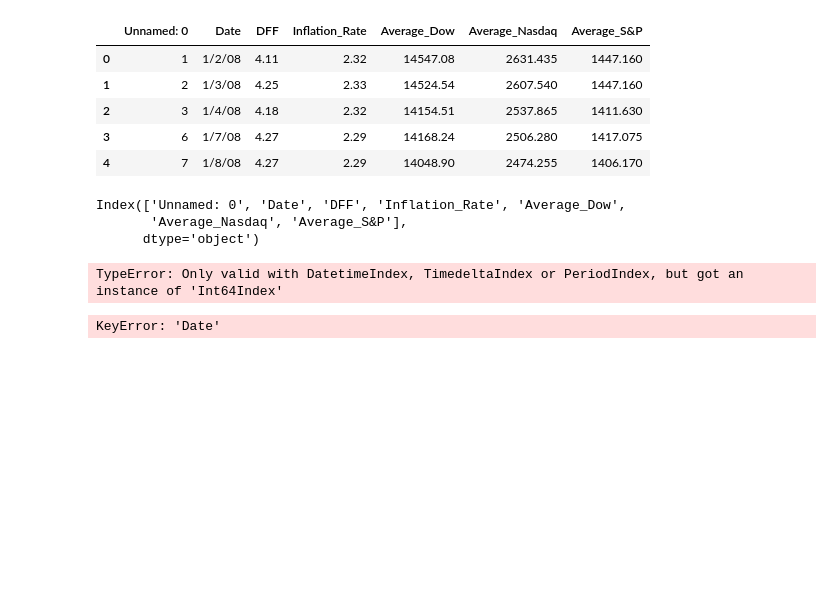
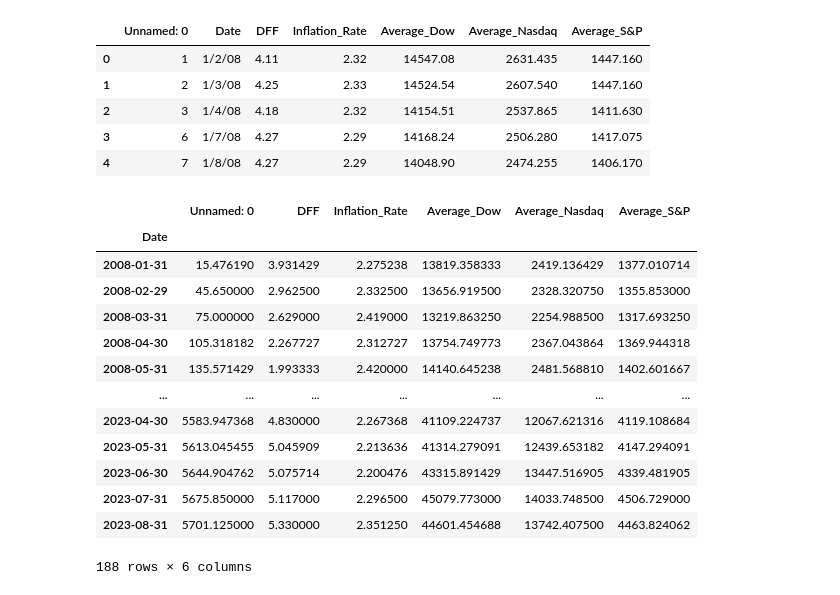
Before and after one commit to chernika81/Macroeconomic-Indicators-and-Index-Correlation, a Jupyter notebook: Draft/Maura/addingothermacro.ipynb, the cells around one changed output. Saved outputs shown, nothing was run; the diff lists cells and outputs as text; code cells hidden in the pictures; blank space fills up the shorter version.

```diff
--- a/Draft/Maura/addingothermacro.ipynb
+++ b/Draft/Maura/addingothermacro.ipynb
@@ -5,8 +5,10 @@ import numpy as np
 from decimal import Decimal
 from fractions import Fraction
 # %%
-macro_index_monthly= pd.read_csv("../../CleanedCSVs/Macro_withavgIndex.csv")
-macro_index_monthly.head()
+
+monthly_one = pd.read_csv("../../CleanedCSVs/Macro_withavgIndex.csv")
+monthly_one['Inflation_Rate'] = pd.to_numeric(monthly_one['Inflation_Rate'], errors='coerce')
+monthly_one.head()
 # %% [output]
 |  | Unnamed: 0 | Date | DFF | Inflation_Rate | Average_Dow | Average_Nasdaq | Average_S&P |
 | 0 | 1 | 1/2/08 | 4.11 | 2.32 | 14547.08 | 2631.435 | 1447.160 |
@@ -14,24 +16,29 @@ macro_index_monthly.head()
 | 2 | 3 | 1/4/08 | 4.18 | 2.32 | 14154.51 | 2537.865 | 1411.630 |
 | 3 | 6 | 1/7/08 | 4.27 | 2.29 | 14168.24 | 2506.280 | 1417.075 |
 | 4 | 7 | 1/8/08 | 4.27 | 2.29 | 14048.90 | 2474.255 | 1406.170 |
-# %%
-macro_index_monthly.columns
-# %% [output]
-Index(['Unnamed: 0', 'Date', 'DFF', 'Inflation_Rate', 'Average_Dow',
-       'Average_Nasdaq', 'Average_S&P'],
-      dtype='object')
 # %%
-macro_index_monthly['Date'] = pd.to_datetime(macro_index_monthly['Date'])
-macro_index_monthly.set_index("Unnamed: 0", inplace=True)
+
+monthly_one['Date'] = pd.to_datetime(monthly_one['Date'])
+monthly_one.set_index('Date', inplace= True)
 # %%
-macro_index_monthly = macro_index_monthly["Date"].resample('M').mean()
+macro_index_monthly = monthly_one.resample('M').mean()
+
 macro_index_monthly
 # %% [output]
+|  | Unnamed: 0 | DFF | Inflation_Rate | Average_Dow | Average_Nasdaq | Average_S&P |
+| Date |  |  |  |  |  |  |
+| 2008-01-31 | 15.476190 | 3.931429 | 2.275238 | 13819.358333 | 2419.136429 | 1377.010714 |
+| 2008-02-29 | 45.650000 | 2.962500 | 2.332500 | 13656.919500 | 2328.320750 | 1355.853000 |
+| 2008-03-31 | 75.000000 | 2.629000 | 2.419000 | 13219.863250 | 2254.988500 | 1317.693250 |
+| 2008-04-30 | 105.318182 | 2.267727 | 2.312727 | 13754.749773 | 2367.043864 | 1369.944318 |
+| 2008-05-31 | 135.571429 | 1.993333 | 2.420000 | 14140.645238 | 2481.568810 | 1402.601667 |
+| ... | ... | ... | ... | ... | ... | ... |
+| 2023-04-30 | 5583.947368 | 4.830000 | 2.267368 | 41109.224737 | 12067.621316 | 4119.108684 |
+| 2023-05-31 | 5613.045455 | 5.045909 | 2.213636 | 41314.279091 | 12439.653182 | 4147.294091 |
+| 2023-06-30 | 5644.904762 | 5.075714 | 2.200476 | 43315.891429 | 13447.516905 | 4339.481905 |
+| 2023-07-31 | 5675.850000 | 5.117000 | 2.296500 | 45079.773000 | 14033.748500 | 4506.729000 |
+| 2023-08-31 | 5701.125000 | 5.330000 | 2.351250 | 44601.454688 | 13742.407500 | 4463.824062 |
-TypeError: Only valid with DatetimeIndex, TimedeltaIndex or PeriodIndex, but got an instance of 'Int64Index'
+188 rows × 6 columns
-# %%
-macro_index_monthly = macro_index_monthly["Date"].astype("datetime64")
-# %% [output]
-KeyError: 'Date'
 # %%
 macro_index_monthly.dtypes
 # %% [output]
```
Also changed, not shown: parts of 10 cells of this notebook, 1 other file.
